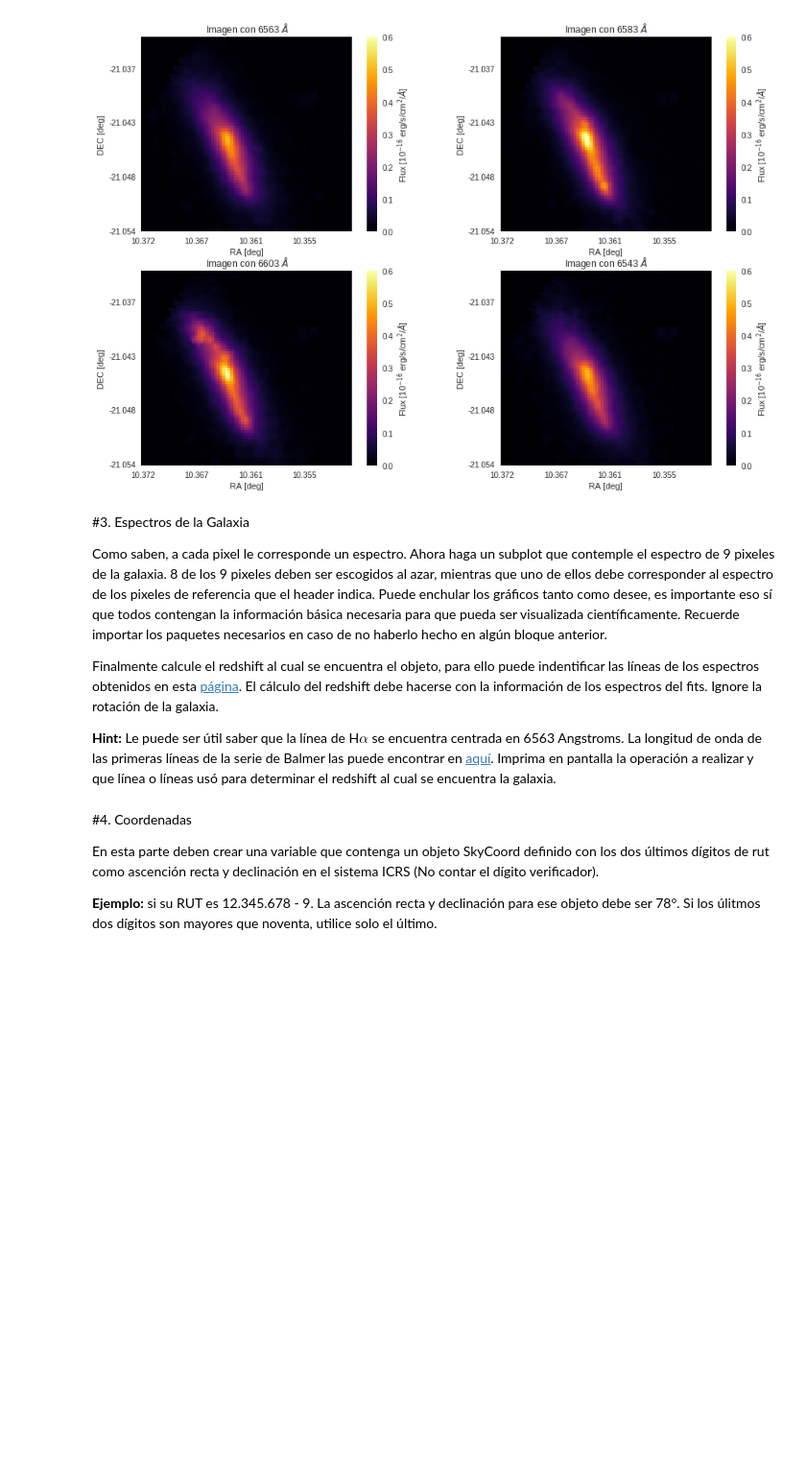
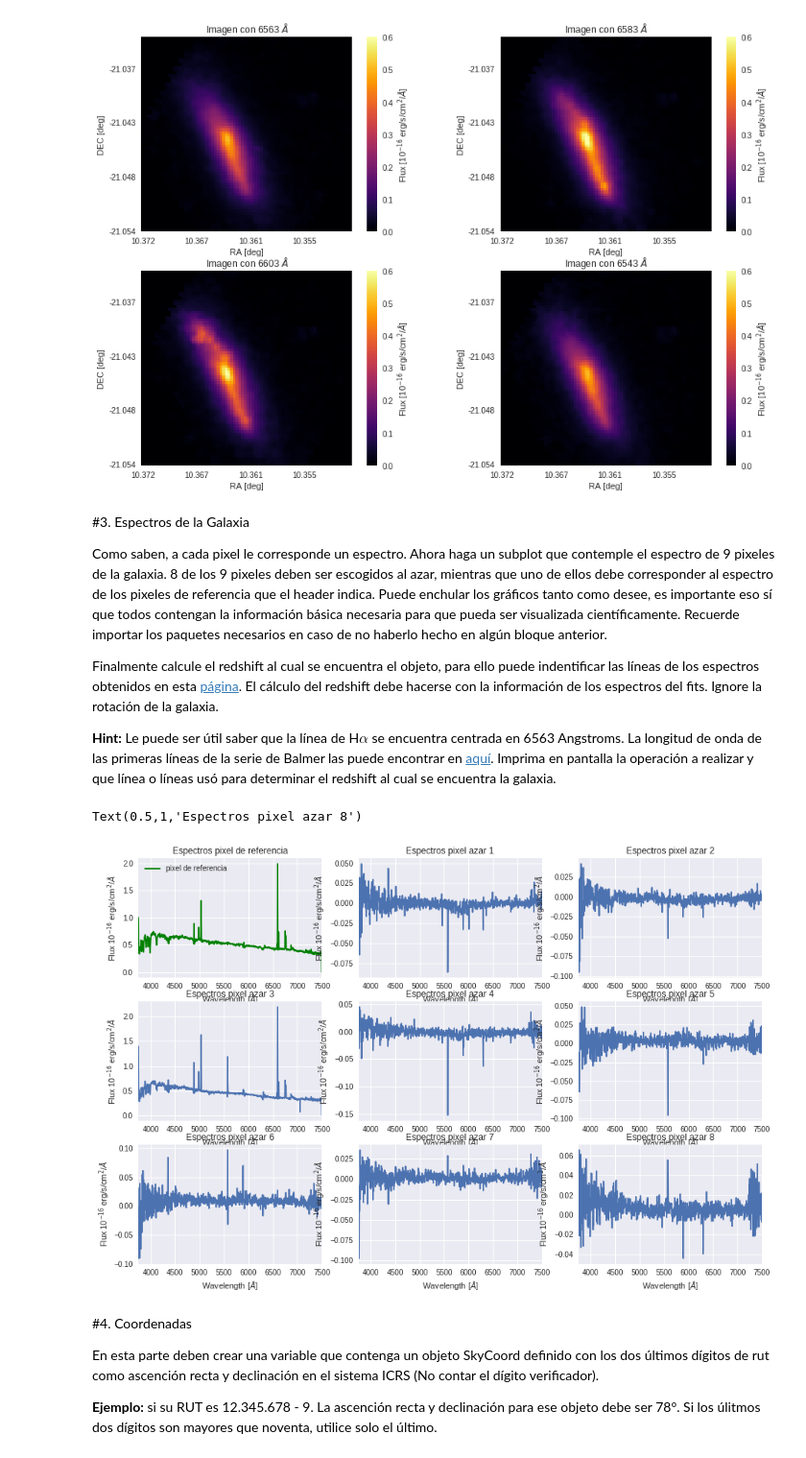
Before and after one commit to diegogf99/minitarea4, a Jupyter notebook: minitarea4.ipynb, the cells around one changed output. Shown at 96% size. Drawn from its saved outputs; the diff is of its cells as text; code cells hidden in the pictures; blank space fills up the shorter version.

```diff
--- a/minitarea4.ipynb
+++ b/minitarea4.ipynb
@@ -139,6 +139,81 @@ Como saben, a cada pixel le corresponde un espectro. Ahora haga un subplot que c
 Finalmente calcule el redshift al cual se encuentra el objeto, para ello puede indentificar las líneas de los espectros obtenidos en esta [página](http://skyserver.sdss.org/dr15/en/tools/chart/navi.aspx). El cálculo del redshift debe hacerse con la información de los espectros del fits. Ignore la rotación de la galaxia.
 
 **Hint:** Le puede ser útil saber que la línea de H$\alpha$ se encuentra centrada en 6563 Angstroms. La longitud de onda de las primeras líneas de la serie de Balmer las puede encontrar en [aquí](https://es.wikipedia.org/wiki/L%C3%ADneas_de_Balmer). Imprima en pantalla la operación a realizar y que línea o líneas usó para determinar el redshift al cual se encuentra la galaxia.
+# %%
+delt3 = np.arange(0,header['NAXIS3'])
+step3 = delt3*header['CD3_3']
+lo = step3 + header['CRVAL3']
+
+plt.figure(figsize = (15,10))
+
+plt.subplot(331)
+plt.plot(lo,data[:,34,33], label = 'pixel de referencia' , color = 'green')
+plt.legend(loc = 'upper left')
+plt.xlim(3750,7500)
+plt.xlabel('Wavelength [$\AA$]')
+plt.ylabel('Flux 10$^{-16}$ erg/s/cm$^2$/$\AA$')
+plt.title('Espectros pixel de referencia')
+
+plt.subplot(332)
+plt.plot(lo,data[:,54,63])
+plt.xlim(3750,7500)
+plt.xlabel('Wavelength [$\AA$]')
+plt.ylabel('Flux 10$^{-16}$ erg/s/cm$^2$/$\AA$')
+plt.title('Espectros pixel azar 1')
+
+plt.subplot(333)
+plt.plot(lo,data[:,63,54])
+plt.xlim(3750,7500)
+plt.xlabel('Wavelength [$\AA$]')
+plt.ylabel('Flux 10$^{-16}$ erg/s/cm$^2$/$\AA$')
+plt.title('Espectros pixel azar 2')
+
+plt.subplot(334)
+plt.plot(lo,data[:,24,35])
+plt.xlim(3750,7500)
+plt.xlabel('Wavelength [$\AA$]')
+plt.ylabel('Flux 10$^{-16}$ erg/s/cm$^2$/$\AA$')
+plt.title('Espectros pixel azar 3')
+
+plt.subplot(335)
+plt.plot(lo,data[:,70,46])
+plt.xlim(3750,7500)
+plt.xlabel('Wavelength [$\AA$]')
+plt.ylabel('Flux 10$^{-16}$ erg/s/cm$^2$/$\AA$')
+plt.title('Espectros pixel azar 4')
+
+plt.subplot(336)
+plt.plot(lo,data[:,16,66])
+plt.xlim(3750,7500)
+plt.xlabel('Wavelength [$\AA$]')
+plt.ylabel('Flux 10$^{-16}$ erg/s/cm$^2$/$\AA$')
+plt.title('Espectros pixel azar 5')
+
+plt.subplot(337)
+plt.plot(lo,data[:,3,26])
+plt.xlim(3750,7500)
+plt.xlabel('Wavelength [$\AA$]')
+plt.ylabel('Flux 10$^{-16}$ erg/s/cm$^2$/$\AA$')
+plt.title('Espectros pixel azar 6')
+
+plt.subplot(338)
+plt.plot(lo,data[:,64,42])
+plt.xlim(3750,7500)
+plt.xlabel('Wavelength [$\AA$]')
+plt.ylabel('Flux 10$^{-16}$ erg/s/cm$^2$/$\AA$')
+plt.title('Espectros pixel azar 7')
+
+plt.subplot(339)
+plt.plot(lo,data[:,70,30])
+plt.xlim(3750,7500)
+plt.xlabel('Wavelength [$\AA$]')
+plt.ylabel('Flux 10$^{-16}$ erg/s/cm$^2$/$\AA$')
+plt.title('Espectros pixel azar 8')
+
+z = 12.78
+# %% [output]
+Text(0.5,1,'Espectros pixel azar 8')
+[figure, added]
 # %% [markdown]
 #4. Coordenadas
 
```
Also changed, not shown: parts of 1 cell of this notebook.
